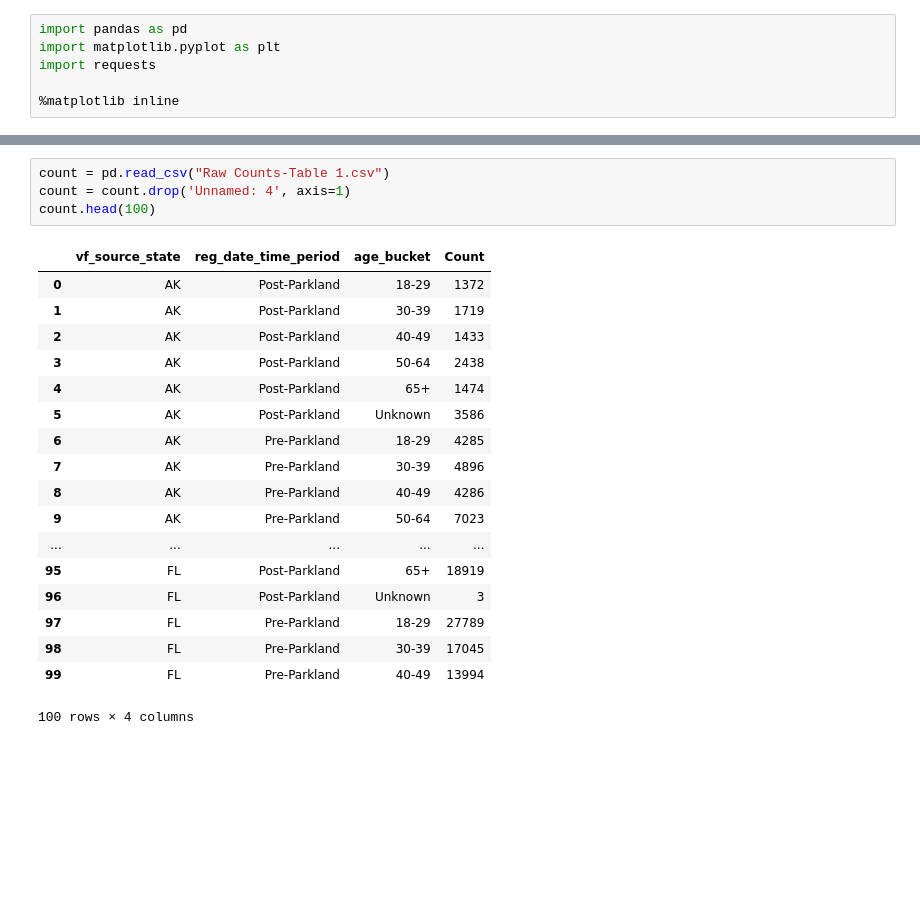
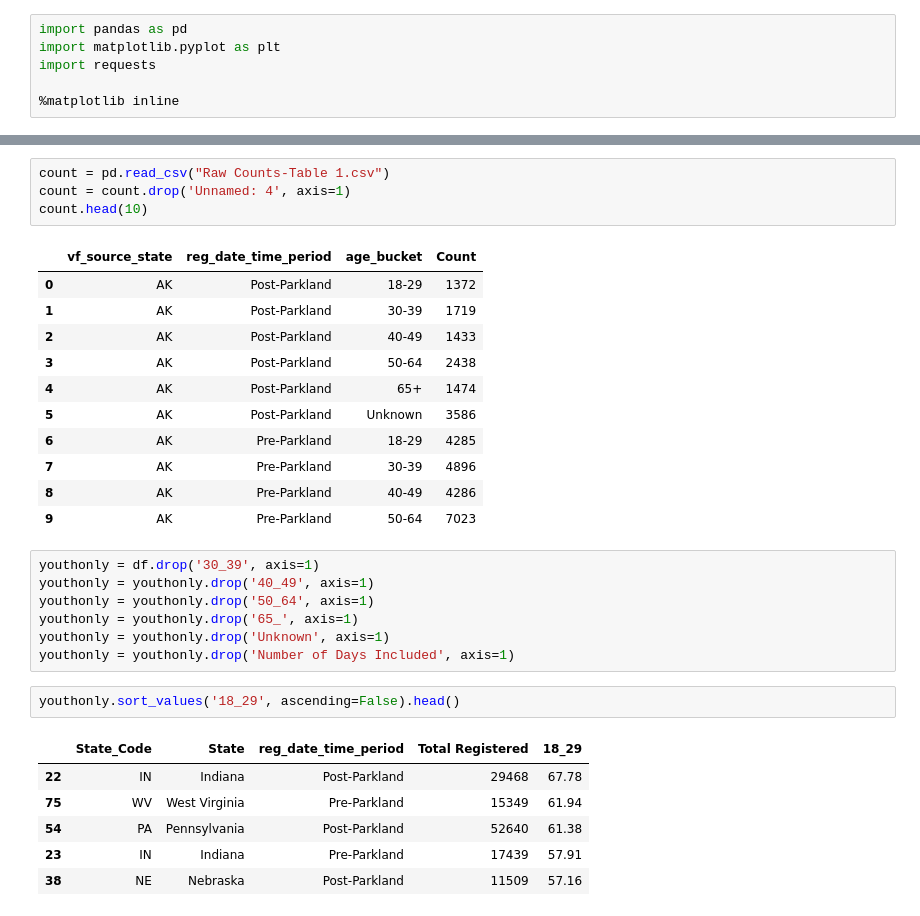
Before and after one commit to linleysanders/data-studio, a Jupyter notebook: Code/03-youth-vote/Youth Vote.ipynb, the cells around one changed output, grey strips where cells are left out. Drawn from its saved outputs; the diff is of its cells as text; blank space fills up the shorter version.

```diff
--- a/Code/03-youth-vote/Youth Vote.ipynb
+++ b/Code/03-youth-vote/Youth Vote.ipynb
@@ -28,23 +22,32 @@ df.head(30)
 # %%
 count = pd.read_csv("Raw Counts-Table 1.csv")
 count = count.drop('Unnamed: 4', axis=1)
-count.head(100)
+count.head(10)
 # %% [output]
 |  | vf_source_state | reg_date_time_period | age_bucket | Count |
 | 0 | AK | Post-Parkland | 18-29 | 1372 |
 | 1 | AK | Post-Parkland | 30-39 | 1719 |
 | 2 | AK | Post-Parkland | 40-49 | 1433 |
 | 3 | AK | Post-Parkland | 50-64 | 2438 |
 | 4 | AK | Post-Parkland | 65+ | 1474 |
 | 5 | AK | Post-Parkland | Unknown | 3586 |
 | 6 | AK | Pre-Parkland | 18-29 | 4285 |
 | 7 | AK | Pre-Parkland | 30-39 | 4896 |
 | 8 | AK | Pre-Parkland | 40-49 | 4286 |
 | 9 | AK | Pre-Parkland | 50-64 | 7023 |
-| ... | ... | ... | ... | ... |
-| 95 | FL | Post-Parkland | 65+ | 18919 |
-| 96 | FL | Post-Parkland | Unknown | 3 |
-| 97 | FL | Pre-Parkland | 18-29 | 27789 |
-| 98 | FL | Pre-Parkland | 30-39 | 17045 |
-| 99 | FL | Pre-Parkland | 40-49 | 13994 |
-100 rows × 4 columns
+# %%
+youthonly = df.drop('30_39', axis=1)
+youthonly = youthonly.drop('40_49', axis=1)
+youthonly = youthonly.drop('50_64', axis=1)
+youthonly = youthonly.drop('65_', axis=1)
+youthonly = youthonly.drop('Unknown', axis=1)
+youthonly = youthonly.drop('Number of Days Included', axis=1)
+# %%
+youthonly.sort_values('18_29', ascending=False).head()
+# %% [output]
+|  | State_Code | State | reg_date_time_period | Total Registered | 18_29 |
+| 22 | IN | Indiana | Post-Parkland | 29468 | 67.78 |
+| 75 | WV | West Virginia | Pre-Parkland | 15349 | 61.94 |
+| 54 | PA | Pennsylvania | Post-Parkland | 52640 | 61.38 |
+| 23 | IN | Indiana | Pre-Parkland | 17439 | 57.91 |
+| 38 | NE | Nebraska | Post-Parkland | 11509 | 57.16 |
```
Also changed, not shown: parts of 7 cells of this notebook, 2 other files.
